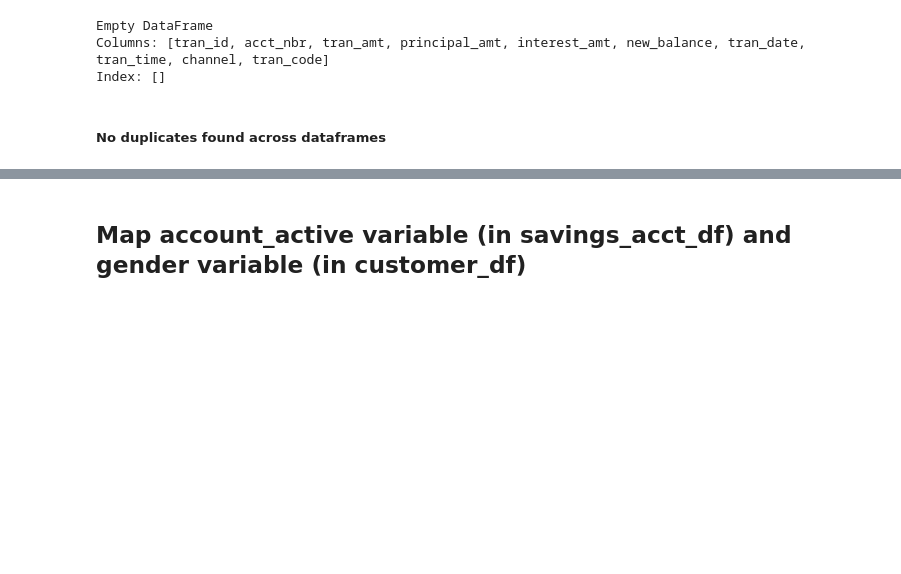
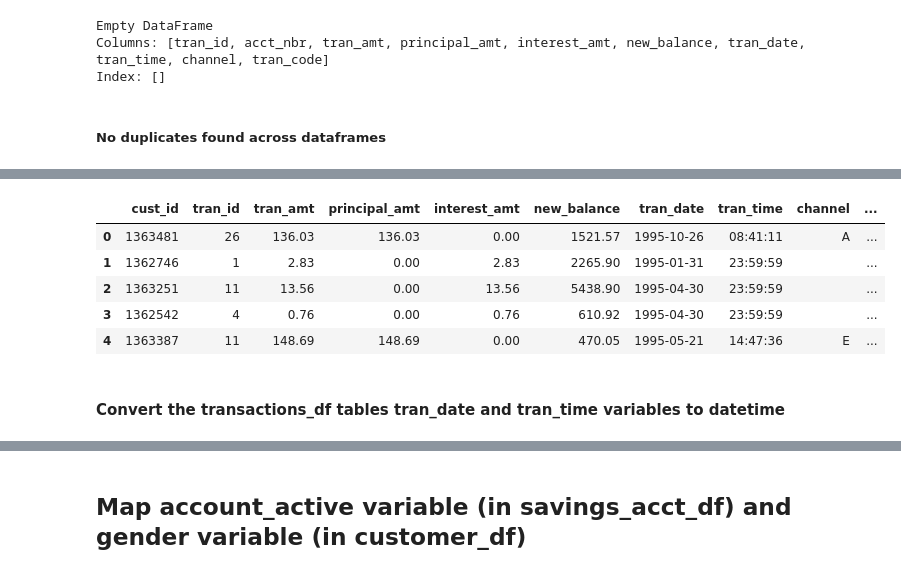
Before and after one commit to btmarsh6/mini-project-III, a Jupyter notebook: Brittany_notebook.ipynb, the cells around one changed output, grey strips where cells are left out. Cells and saved outputs as stored; diff of their text form; code cells hidden in the pictures; blank space fills up the shorter version.

```diff
--- a/Brittany_notebook.ipynb
+++ b/Brittany_notebook.ipynb
@@ -209,0 +235,23 @@ Index: []
+# %%
+#Apply Lambada Function to tran_time to add a 0 to the beginning of any 5 digit row values
+savings_tran_df['tran_time'] = savings_tran_df['tran_time'].apply(lambda x: '0' + x if len(x) == 5 else x)
+
+# Use Lambada function to slice all of the 6-digit row values in H, M, S
+savings_tran_df['tran_time'] = savings_tran_df['tran_time'].apply(lambda x: x[:-4] + ':' + x[-4:-2] + ':' + x[-2:] if len(x) == 6 else x)
+# %%
+# Convert tran_date to datetime
+savings_tran_df['tran_date']= pd.to_datetime(savings_tran_df['tran_date'], format='%d.%m.%Y')
+
+#Convert tran_time to datetime and then extract the time portion
+savings_tran_df['tran_time'] = pd.to_datetime(savings_tran_df['tran_time'], format='%H:%M:%S', errors='coerce')
+savings_tran_df['tran_time'] = savings_tran_df['tran_time'].dt.time
+savings_tran_df.head()
+# %% [output]
+|  | cust_id | tran_id | tran_amt | principal_amt | interest_amt | new_balance | tran_date | tran_time | channel | ... |
+| 0 | 1363481 | 26 | 136.03 | 136.03 | 0.00 | 1521.57 | 1995-10-26 | 08:41:11 | A | ... |
+| 1 | 1362746 | 1 | 2.83 | 0.00 | 2.83 | 2265.90 | 1995-01-31 | 23:59:59 |  | ... |
+| 2 | 1363251 | 11 | 13.56 | 0.00 | 13.56 | 5438.90 | 1995-04-30 | 23:59:59 |  | ... |
+| 3 | 1362542 | 4 | 0.76 | 0.00 | 0.76 | 610.92 | 1995-04-30 | 23:59:59 |  | ... |
+| 4 | 1363387 | 11 | 148.69 | 148.69 | 0.00 | 470.05 | 1995-05-21 | 14:47:36 | E | ... |
+# %% [markdown]
+#### Convert the transactions_df tables tran_date and tran_time variables to datetime
```
Also changed, not shown: parts of 14 cells of this notebook, 4 other files.
